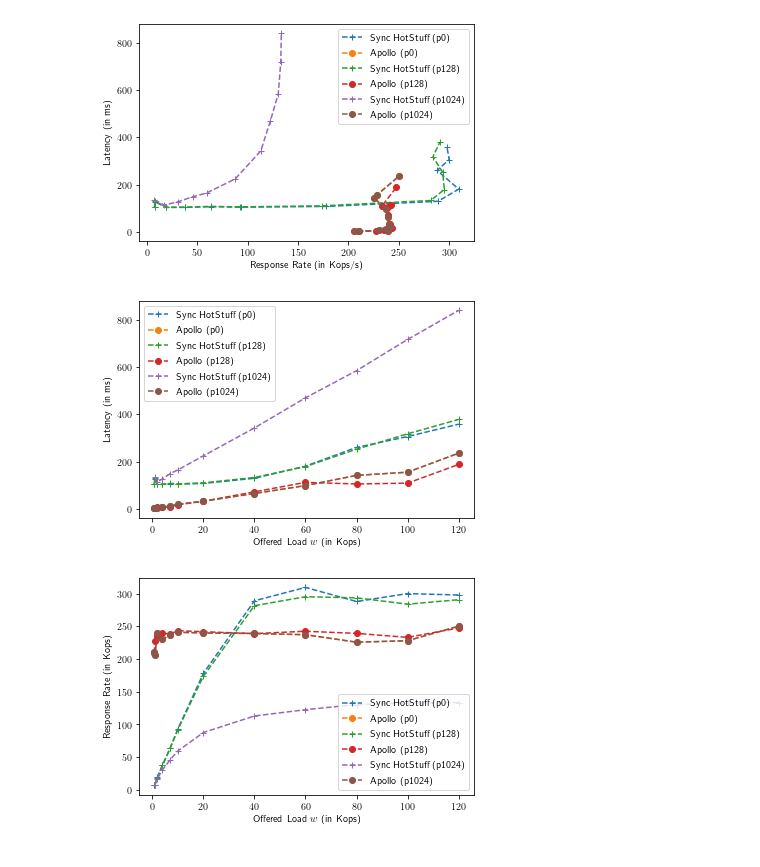
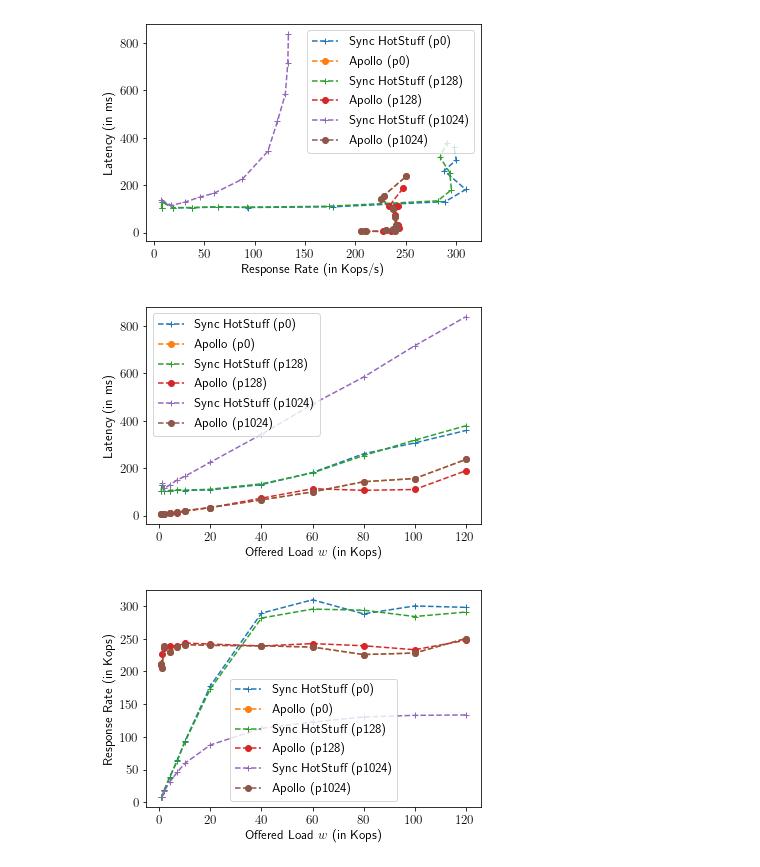
Before and after one commit to libdist-rs/libchatter-rs, a Jupyter notebook: scripts/throughput-vs-latency/vary-p/plot-exp.ipynb, the cells around one changed output. Drawn from its saved outputs; the diff is of its cells as text; code cells hidden in the pictures.

```diff
--- a/scripts/throughput-vs-latency/vary-p/plot-exp.ipynb
+++ b/scripts/throughput-vs-latency/vary-p/plot-exp.ipynb
@@ -83,6 +83,9 @@ with open(f"{ROOT}/data/Jan17/c5/vary-p/p{PayLoad}-{Protocol}-run-cleaned.csv")
         apl_p1024_lat.append(float(row[2]))
 # %%
 plt.rc('text',usetex=True)
+
+# plt.rcParams["figure.figsize"] =(6.6, 4)
+plt.rcParams.update({'font.size': 13})
 
 plt.plot(shs_p0_tput,shs_p0_lat, label="Sync HotStuff (p0)", linestyle='--', marker='+')
 plt.plot(apl_p0_tput,apl_p0_lat, label="Apollo (p0)", linestyle='--', marker='o')
@@ -100,9 +103,12 @@ plt.ylabel("Latency (in ms)")
 # plt.xticks(log_points)
 plt.savefig("Tput-vs-latency-for-diff-p.pdf", bbox_inches="tight")
 # %% [output]
-[figure, old version]
+[figure, new version]
 # %%
 plt.rc('text',usetex=True)
+
+# plt.rcParams["figure.figsize"] =(6.6, 4)
+plt.rcParams.update({'font.size': 13})
 
 plt.plot(shs_p0_w,shs_p0_lat, label="Sync HotStuff (p0)", linestyle='--', marker='+')
 plt.plot(apl_p0_w,apl_p0_lat, label="Apollo (p0)", linestyle='--', marker='o')
@@ -120,24 +126,27 @@ plt.ylabel("Latency (in ms)")
 # plt.xticks(log_points)
 plt.savefig("Latency-vs-w-for-diff-p.pdf", bbox_inches="tight")
 # %% [output]
-[figure, old version]
+[figure, new version]
 # %%
 plt.rc('text',usetex=True)
+
+# plt.rcParams["figure.figsize"] =(6.6, 4)
+plt.rcParams.update({'font.size': 13})
 
 plt.plot(shs_p0_w,shs_p0_tput, label="Sync HotStuff (p0)", linestyle='--', marker='+')
 plt.plot(apl_p0_w,apl_p0_tput, label="Apollo (p0)", linestyle='--', marker='o')
 
 plt.plot(shs_p128_w,shs_p128_tput, label="Sync HotStuff (p128)", linestyle='--', marker='+')
 plt.plot(apl_p128_w,apl_p128_tput, label="Apollo (p128)", linestyle='--', marker='o')
 
 plt.plot(shs_p1024_w,shs_p1024_tput, label="Sync HotStuff (p1024)", linestyle='--', marker='+')
 plt.plot(apl_p1024_w,apl_p1024_tput, label="Apollo (p1024)", linestyle='--', marker='o')
 
 plt.legend()
 plt.xlabel("Offered Load $w$ (in Kops)")
 plt.ylabel("Response Rate (in Kops)")
 # plt.show()
 # plt.xticks(log_points)
 plt.savefig("Tput-vs-w-for-diff-p.pdf", bbox_inches="tight")
 # %% [output]
-[figure, old version]
+[figure, new version]
```
Also changed, not shown: 24 other files.
